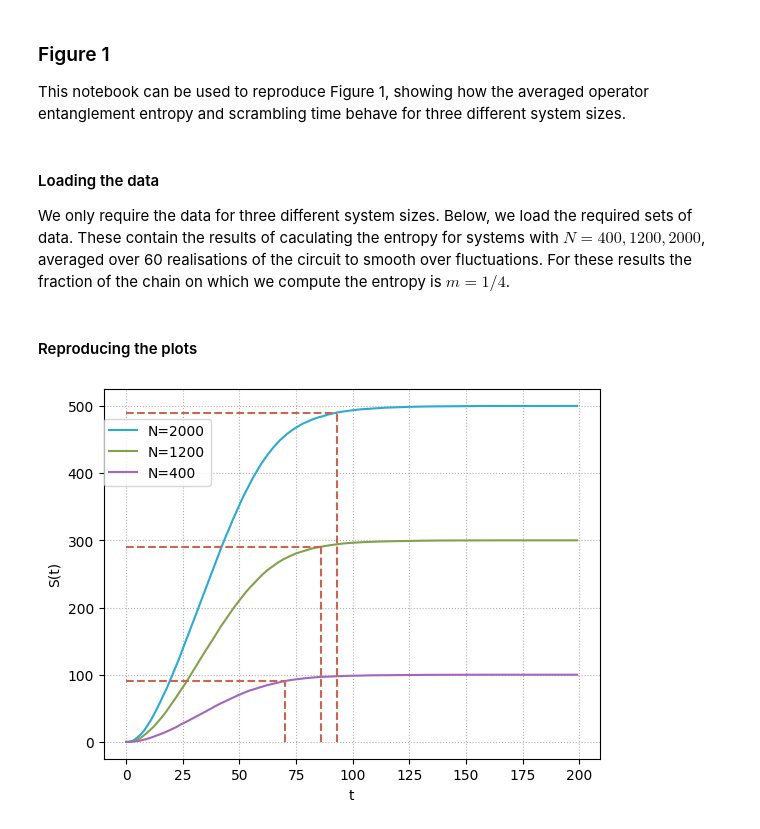
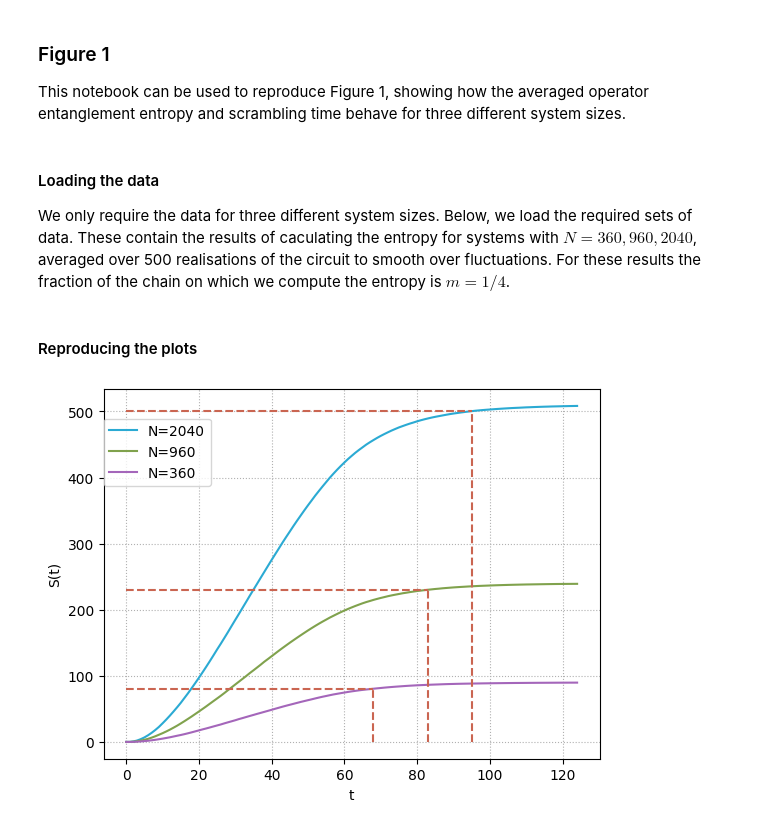
Before and after one commit to mablake90/super-cliffords, a Jupyter notebook: plotters/fig1.ipynb, the cells around one changed output. Drawn from its saved outputs; the diff is of its cells as text; code cells hidden in the pictures.

```diff
--- a/plotters/fig1.ipynb
+++ b/plotters/fig1.ipynb
@@ -9,16 +9,16 @@ import matplotlib.pyplot as plt
 # %% [markdown]
 #### Loading the data
 We only require the data for three different system sizes. Below, we load the required sets of data.
-These contain the results of caculating the entropy for systems with $N = 400, 1200, 2000$, averaged over 60 realisations of the circuit to smooth over fluctuations. For these results the fraction of the chain on which we compute the entropy is $m = 1/4$.
+These contain the results of caculating the entropy for systems with $N = 360, 960, 2040$, averaged over 500 realisations of the circuit to smooth over fluctuations. For these results the fraction of the chain on which we compute the entropy is $m = 1/4$.
 # %%
 data_dir = "data/entropy_data"
-selected_sizes = [400, 1200, 2000]
+selected_sizes = [360, 960, 2040]
 dirlist = os.listdir(data_dir)
 entropies = {}
 for file in dirlist:
     if file.endswith(".npz") and file.startswith("N"):
         data = np.load(os.path.join(data_dir, file))
-        N = int(file.split("_")[0][1:])
+        N = int(file.split(".")[0][1:])
         if N in selected_sizes:
             for arr in data:
                 entropies[N] = data[arr]
@@ -31,32 +31,32 @@ tscr = [
     bisect_right(entropies[selected_sizes[i]], cutoffs[i]) for i in range(3)
 ]
 
 colors = ["#2baad3", "#80a24d", "#a466ba"]
 plt.figure()
 for i, N in enumerate(reversed(selected_sizes)):
-    plt.plot(entropies[N], label=f"N={N}", color=colors[i])
+    plt.plot(entropies[N][:125], label=f"N={N}", color=colors[i])
 plt.vlines(
     tscr[0], ymin=0, ymax=cutoffs[0], color="#ca6551", linestyle="dashed"
 )
 plt.hlines(
     cutoffs[0], xmin=0, xmax=tscr[0], color="#ca6551", linestyle="dashed"
 )
 plt.vlines(
     tscr[1], ymin=0, ymax=cutoffs[1], color="#ca6551", linestyle="dashed"
 )
 plt.hlines(
     cutoffs[1], xmin=0, xmax=tscr[1], color="#ca6551", linestyle="dashed"
 )
 plt.vlines(
     tscr[2], ymin=0, ymax=cutoffs[2], color="#ca6551", linestyle="dashed"
 )
 plt.hlines(
     cutoffs[2], xmin=0, xmax=tscr[2], color="#ca6551", linestyle="dashed"
 )
 plt.grid(linestyle="dotted")
 plt.xlabel("t")
 plt.ylabel("S(t)")
 plt.legend(bbox_to_anchor=(0, 0.92), loc="upper left", borderaxespad=0.0)
 plt.show()
 # %% [output]
-[figure, old version]
+[figure, new version]
```
Also changed, not shown: 58 other files.
